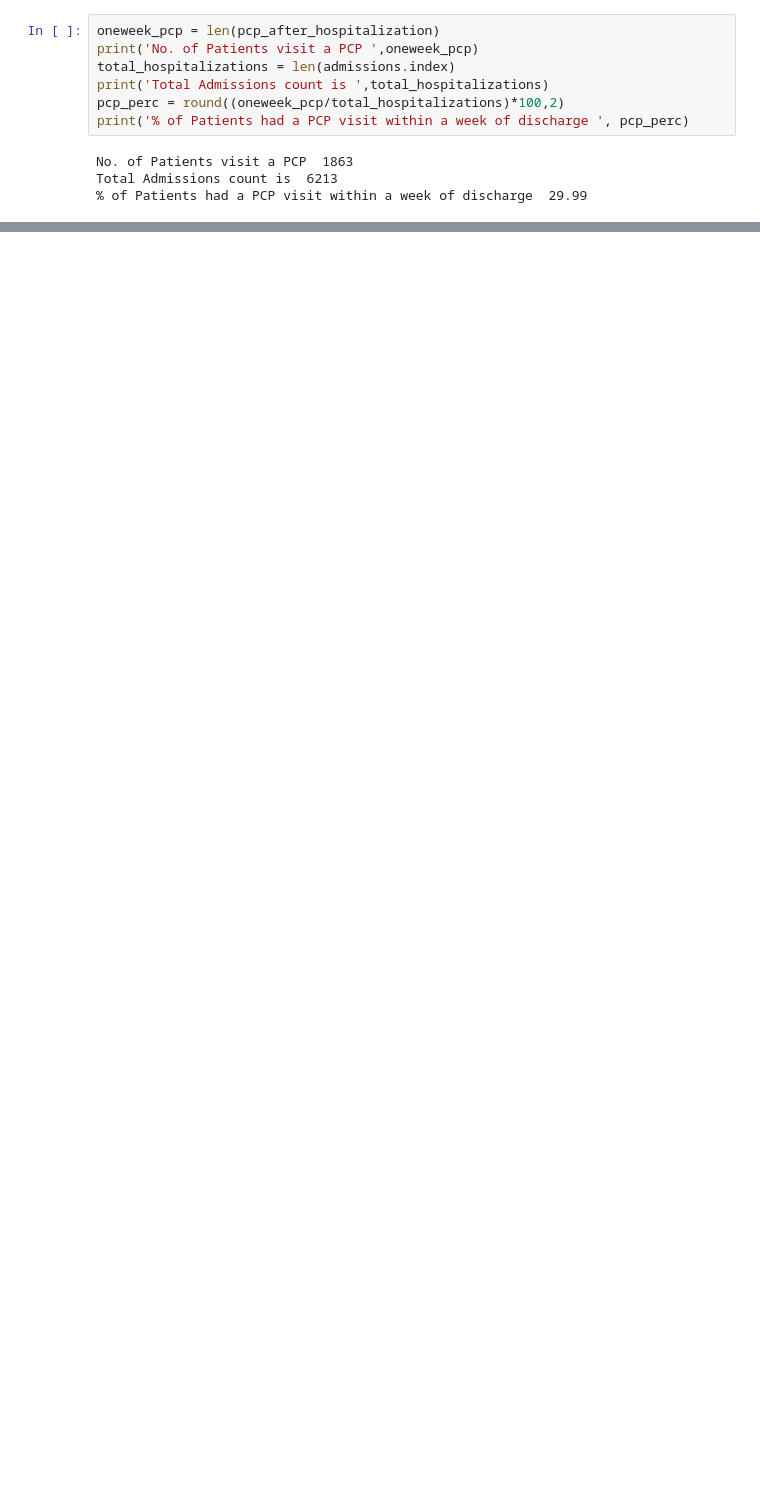
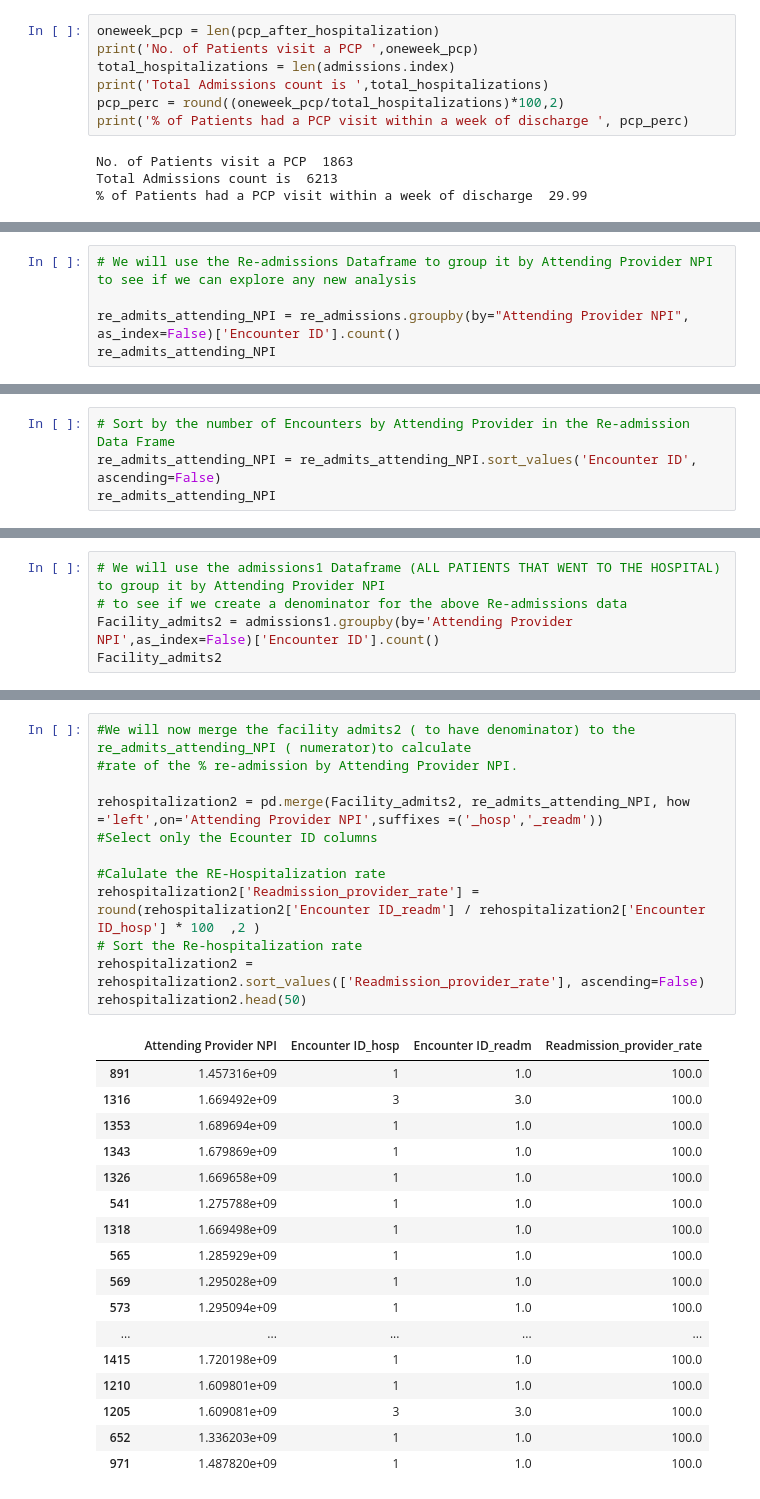
Before and after one commit to jrioross/ursa_health_hospital_readmissions, a Jupyter notebook: notebooks/notebookEDA.ipynb, the cells around one changed output, grey strips where cells are left out. Saved outputs shown, nothing was run; the diff lists cells and outputs as text; blank space fills up the shorter version.

```diff
--- a/notebooks/notebookEDA.ipynb
+++ b/notebooks/notebookEDA.ipynb
@@ -447,0 +460,5 @@ Name: Encounter ID_x, Length: 73, dtype: int64
+# %%
+# We will use the Re-admissions Dataframe to group it by Attending Provider NPI to see if we can explore any new analysis
+
+re_admits_attending_NPI = re_admissions.groupby(by="Attending Provider NPI", as_index=False)['Encounter ID'].count()
+re_admits_attending_NPI
@@ -447,0 +479,4 @@ Name: Encounter ID_x, Length: 73, dtype: int64
+# %%
+# Sort by the number of Encounters by Attending Provider in the Re-admission Data Frame
+re_admits_attending_NPI = re_admits_attending_NPI.sort_values('Encounter ID', ascending=False)
+re_admits_attending_NPI
@@ -447,0 +497,5 @@ Name: Encounter ID_x, Length: 73, dtype: int64
+# %%
+# We will use the admissions1 Dataframe (ALL PATIENTS THAT WENT TO THE HOSPITAL) to group it by Attending Provider NPI
+# to see if we create a denominator for the above Re-admissions data
+Facility_admits2 = admissions1.groupby(by='Attending Provider NPI',as_index=False)['Encounter ID'].count()
+Facility_admits2
@@ -447,0 +516,30 @@ Name: Encounter ID_x, Length: 73, dtype: int64
+# %%
+#We will now merge the facility admits2 ( to have denominator) to the re_admits_attending_NPI ( numerator)to calculate
+#rate of the % re-admission by Attending Provider NPI.
+
+rehospitalization2 = pd.merge(Facility_admits2, re_admits_attending_NPI, how ='left',on='Attending Provider NPI',suffixes =('_hosp','_readm'))
+#Select only the Ecounter ID columns
+
+#Calulate the RE-Hospitalization rate
+rehospitalization2['Readmission_provider_rate'] = round(rehospitalization2['Encounter ID_readm'] / rehospitalization2['Encounter ID_hosp'] * 100  ,2 )
+# Sort the Re-hospitalization rate
+rehospitalization2 = rehospitalization2.sort_values(['Readmission_provider_rate'], ascending=False)
+rehospitalization2.head(50)
+# %% [output]
+|  | Attending Provider NPI | Encounter ID_hosp | Encounter ID_readm | Readmission_provider_rate |
+| 891 | 1.457316e+09 | 1 | 1.0 | 100.0 |
+| 1316 | 1.669492e+09 | 3 | 3.0 | 100.0 |
+| 1353 | 1.689694e+09 | 1 | 1.0 | 100.0 |
+| 1343 | 1.679869e+09 | 1 | 1.0 | 100.0 |
+| 1326 | 1.669658e+09 | 1 | 1.0 | 100.0 |
+| 541 | 1.275788e+09 | 1 | 1.0 | 100.0 |
+| 1318 | 1.669498e+09 | 1 | 1.0 | 100.0 |
+| 565 | 1.285929e+09 | 1 | 1.0 | 100.0 |
+| 569 | 1.295028e+09 | 1 | 1.0 | 100.0 |
+| 573 | 1.295094e+09 | 1 | 1.0 | 100.0 |
+| ... | ... | ... | ... | ... |
+| 1415 | 1.720198e+09 | 1 | 1.0 | 100.0 |
+| 1210 | 1.609801e+09 | 1 | 1.0 | 100.0 |
+| 1205 | 1.609081e+09 | 3 | 3.0 | 100.0 |
+| 652 | 1.336203e+09 | 1 | 1.0 | 100.0 |
+| 971 | 1.487820e+09 | 1 | 1.0 | 100.0 |
```
Also changed, not shown: parts of 25 cells of this notebook.
